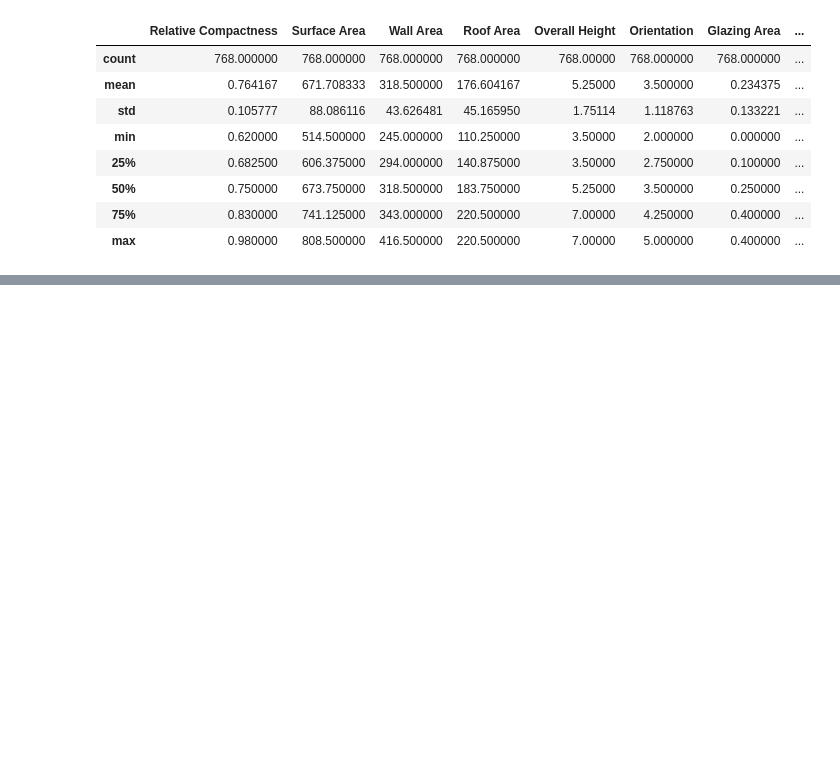
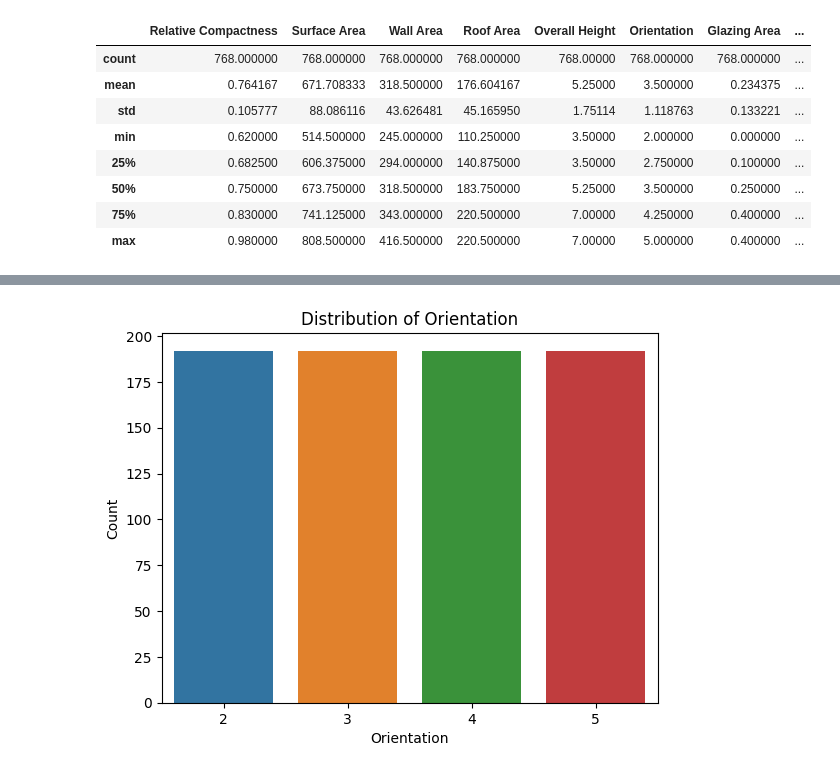
Before and after one commit to Harsha-Pulagam/Energy_Efficiency, a Jupyter notebook: notebooks/eda.ipynb, the cells around one changed output, grey strips where cells are left out. Saved outputs shown, nothing was run; the diff lists cells and outputs as text; code cells hidden in the pictures; blank space fills up the shorter version.

```diff
--- a/notebooks/eda.ipynb
+++ b/notebooks/eda.ipynb
@@ -160,0 +168,17 @@ plt.tight_layout(pad=0.4, w_pad=0.5, h_pad=5.0)
+# %%
+import seaborn as sns
+import matplotlib.pyplot as plt
+
+
+# Plot countplot
+sns.countplot(data=df, x="Orientation")
+
+# Add labels and title
+plt.xlabel("Orientation")
+plt.ylabel("Count")
+plt.title("Distribution of Orientation")
+
+# Display the plot
+plt.show()
+# %% [output]
+[figure, added]
```
Also changed, not shown: parts of 13 cells of this notebook.
